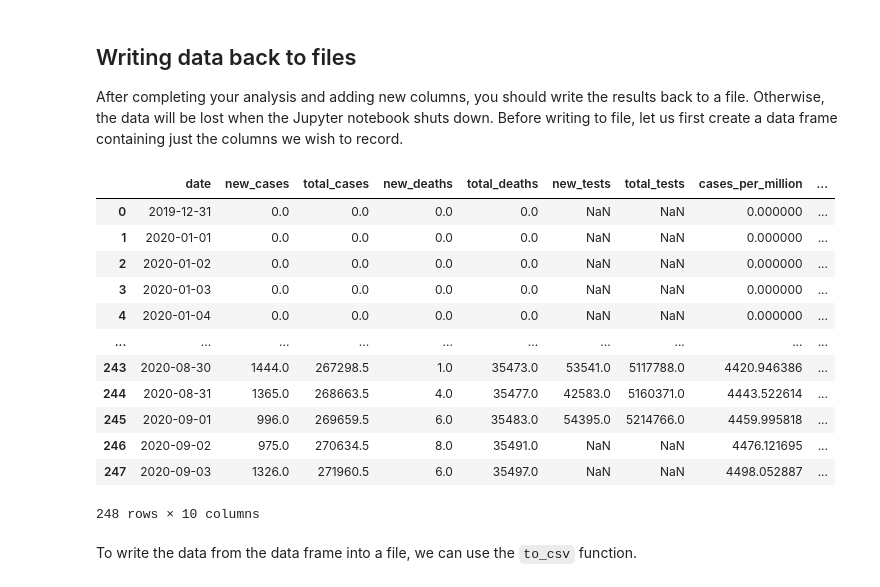
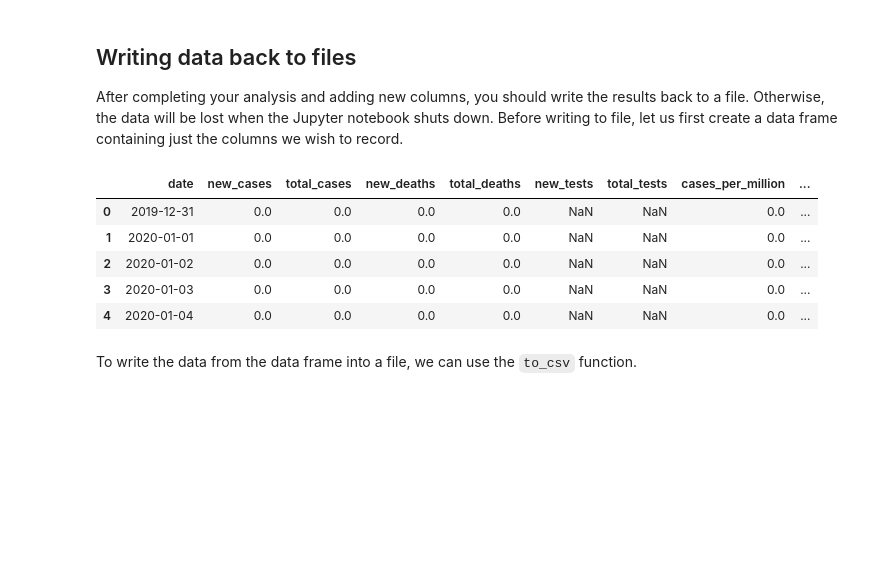
Before and after one commit to imshiv-10/Data-Analysis, a Jupyter notebook: 7_python_pandas_data_analysis.ipynb, the cells around one changed output. Cells and saved outputs as stored; diff of their text form; code cells hidden in the pictures; blank space fills up the shorter version.

```diff
--- a/7_python_pandas_data_analysis.ipynb
+++ b/7_python_pandas_data_analysis.ipynb
@@ -962,21 +967,14 @@ result_df = merged_df[['date',
                        'deaths_per_million',
                        'tests_per_million']]
 # %%
-result_df
+result_df.head()
 # %% [output]
 |  | date | new_cases | total_cases | new_deaths | total_deaths | new_tests | total_tests | cases_per_million | ... |
-| 0 | 2019-12-31 | 0.0 | 0.0 | 0.0 | 0.0 | NaN | NaN | 0.000000 | ... |
-| 1 | 2020-01-01 | 0.0 | 0.0 | 0.0 | 0.0 | NaN | NaN | 0.000000 | ... |
-| 2 | 2020-01-02 | 0.0 | 0.0 | 0.0 | 0.0 | NaN | NaN | 0.000000 | ... |
-| 3 | 2020-01-03 | 0.0 | 0.0 | 0.0 | 0.0 | NaN | NaN | 0.000000 | ... |
-| 4 | 2020-01-04 | 0.0 | 0.0 | 0.0 | 0.0 | NaN | NaN | 0.000000 | ... |
-| ... | ... | ... | ... | ... | ... | ... | ... | ... | ... |
-| 243 | 2020-08-30 | 1444.0 | 267298.5 | 1.0 | 35473.0 | 53541.0 | 5117788.0 | 4420.946386 | ... |
-| 244 | 2020-08-31 | 1365.0 | 268663.5 | 4.0 | 35477.0 | 42583.0 | 5160371.0 | 4443.522614 | ... |
-| 245 | 2020-09-01 | 996.0 | 269659.5 | 6.0 | 35483.0 | 54395.0 | 5214766.0 | 4459.995818 | ... |
-| 246 | 2020-09-02 | 975.0 | 270634.5 | 8.0 | 35491.0 | NaN | NaN | 4476.121695 | ... |
-| 247 | 2020-09-03 | 1326.0 | 271960.5 | 6.0 | 35497.0 | NaN | NaN | 4498.052887 | ... |
+| 0 | 2019-12-31 | 0.0 | 0.0 | 0.0 | 0.0 | NaN | NaN | 0.0 | ... |
+| 1 | 2020-01-01 | 0.0 | 0.0 | 0.0 | 0.0 | NaN | NaN | 0.0 | ... |
+| 2 | 2020-01-02 | 0.0 | 0.0 | 0.0 | 0.0 | NaN | NaN | 0.0 | ... |
+| 3 | 2020-01-03 | 0.0 | 0.0 | 0.0 | 0.0 | NaN | NaN | 0.0 | ... |
+| 4 | 2020-01-04 | 0.0 | 0.0 | 0.0 | 0.0 | NaN | NaN | 0.0 | ... |
-248 rows × 10 columns
 # %% [markdown]
 To write the data from the data frame into a file, we can use the `to_csv` function.
 # %%
```
Also changed, not shown: parts of 18 cells of this notebook.
